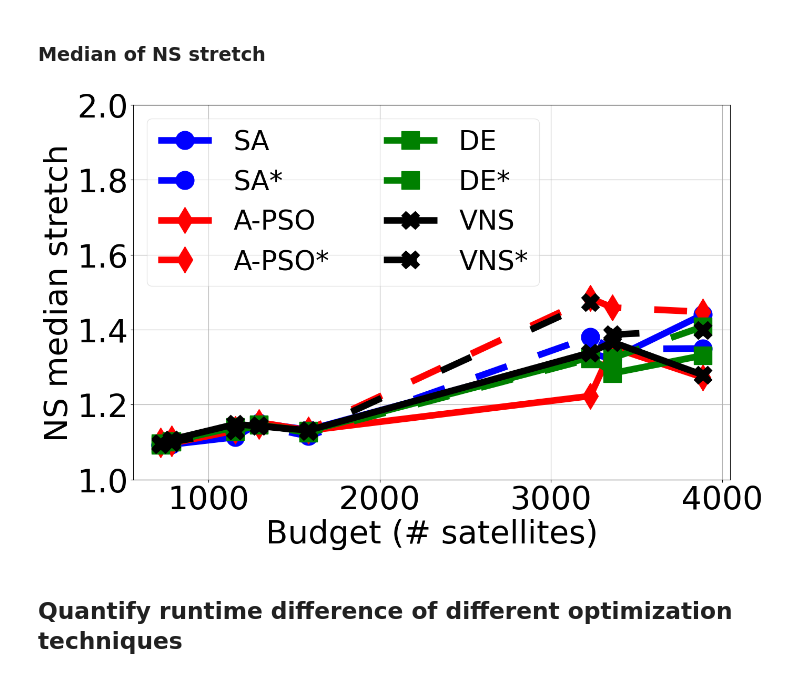
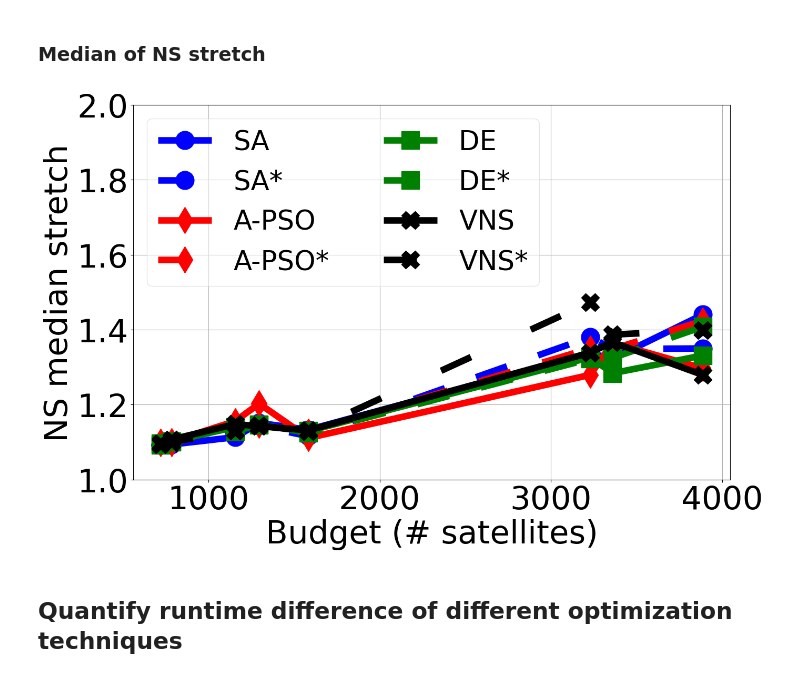
Before and after one commit to suvambasak/LEOCraft, a Jupyter notebook: experiments/results/plot_for_paper/compare_optimization_techniques.ipynb, the cells around one changed output. Drawn from its saved outputs; the diff is of its cells as text; code cells hidden in the pictures.

```diff
--- a/experiments/results/plot_for_paper/compare_optimization_techniques.ipynb
+++ b/experiments/results/plot_for_paper/compare_optimization_techniques.ipynb
@@ -230,9 +230,9 @@ plt.show()
 ### Median of NS stretch
 # %%
 PSO_DK_PERF_df = prepare_performance(
-    'CSVs/blackbox_optimization/APSO/PSO_DK_PERF.csv')
+    'CSVs/blackbox_optimization/PAPSO/PSO_DK_PERF.csv')
 PSO_WDK_PERF_df = prepare_performance(
-    'CSVs/blackbox_optimization/APSO/PSO_WDK_PERF.csv')
+    'CSVs/blackbox_optimization/PAPSO/PSO_WDK_PERF.csv')
 
 DE_DK_PERF_df = prepare_performance(
     'CSVs/blackbox_optimization/DE/DE_DK_PERF.csv')
@@ -257,34 +257,34 @@ plt.plot(SA_WDK_PERF_df['total_sat'], SA_WDK_PERF_df['NS_sth'], label='SA',
 plt.plot(SA_DK_PERF_df['total_sat'], SA_DK_PERF_df['NS_sth'], label='SA*',
          linewidth=9, color='b', linestyle=linestyles['dashed'], marker='o', ms=25)
 
 
 plt.plot(PSO_WDK_PERF_df['total_sat'], PSO_WDK_PERF_df['NS_sth'], label='A-PSO',
          linewidth=9, color='r', linestyle=linestyles['solid'], marker='d', ms=25)
 plt.plot(PSO_DK_PERF_df['total_sat'], PSO_DK_PERF_df['NS_sth'], label='A-PSO*',
          linewidth=9, color='r', linestyle=linestyles['dashed'], marker='d', ms=25)
 
 
 plt.plot(DE_WDK_PERF_df['total_sat'], DE_WDK_PERF_df['NS_sth'], label='DE',
          linewidth=9, color='g',  linestyle=linestyles['solid'], marker='s', ms=25)
 plt.plot(DE_DK_PERF_df['total_sat'], DE_DK_PERF_df['NS_sth'], label='DE*',
          linewidth=9, color='g',  linestyle=linestyles['dashed'],  marker='s', ms=25)
 
 
 plt.plot(VNS_WDK_PERF_df['total_sat'], VNS_WDK_PERF_df['NS_sth'], label='VNS',
          linewidth=9, color='black', linestyle=linestyles['solid'], marker='X', ms=25)
 plt.plot(VNS_DK_PERF_df['total_sat'], VNS_DK_PERF_df['NS_sth'], label='VNS*',
          linewidth=9, color='black', linestyle=linestyles['loosely dashed'], marker='X', ms=25)
 
 
 plt.xlabel('Budget (# satellites)')
 plt.ylabel('NS median stretch')
 plt.ylim(1, 2)
 plt.grid()
 plt.legend(ncol=2, framealpha=0.5, loc=2, prop={'size': 37})
 plt.tight_layout()
 plt.show()
 # %% [output]
-[figure, old version]
+[figure, new version]
 # %% [markdown]
 ## Quantify runtime difference of different optimization techniques
 # %% [markdown]
```
Also changed, not shown: parts of 1 cell of this notebook, 1 other file.
